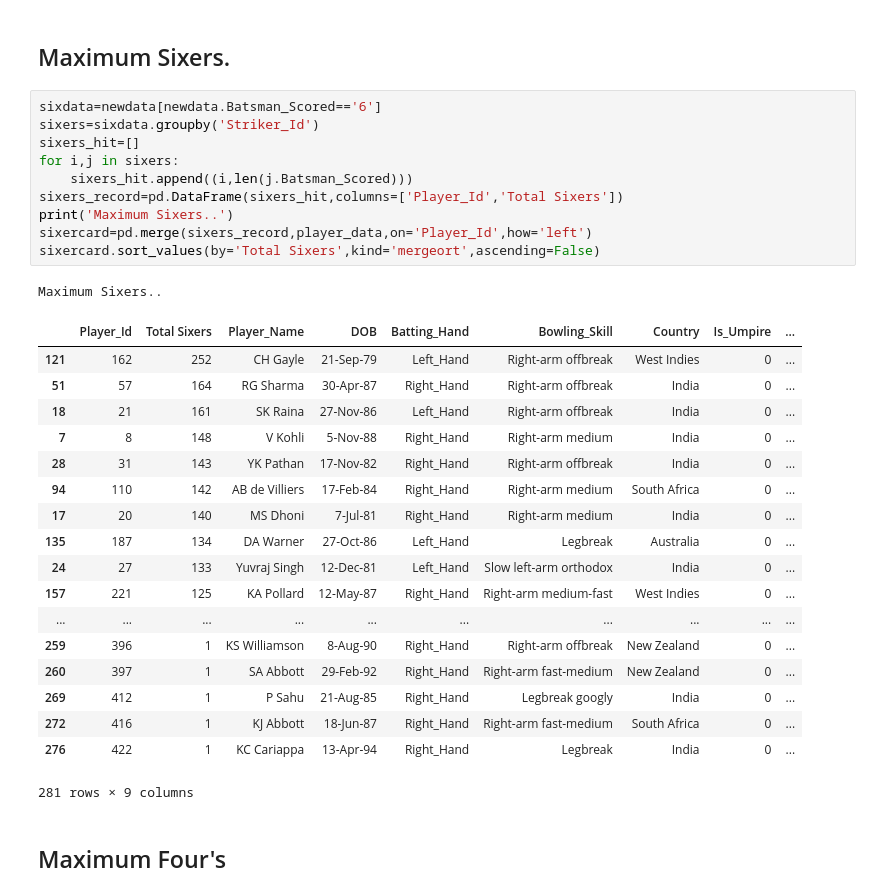
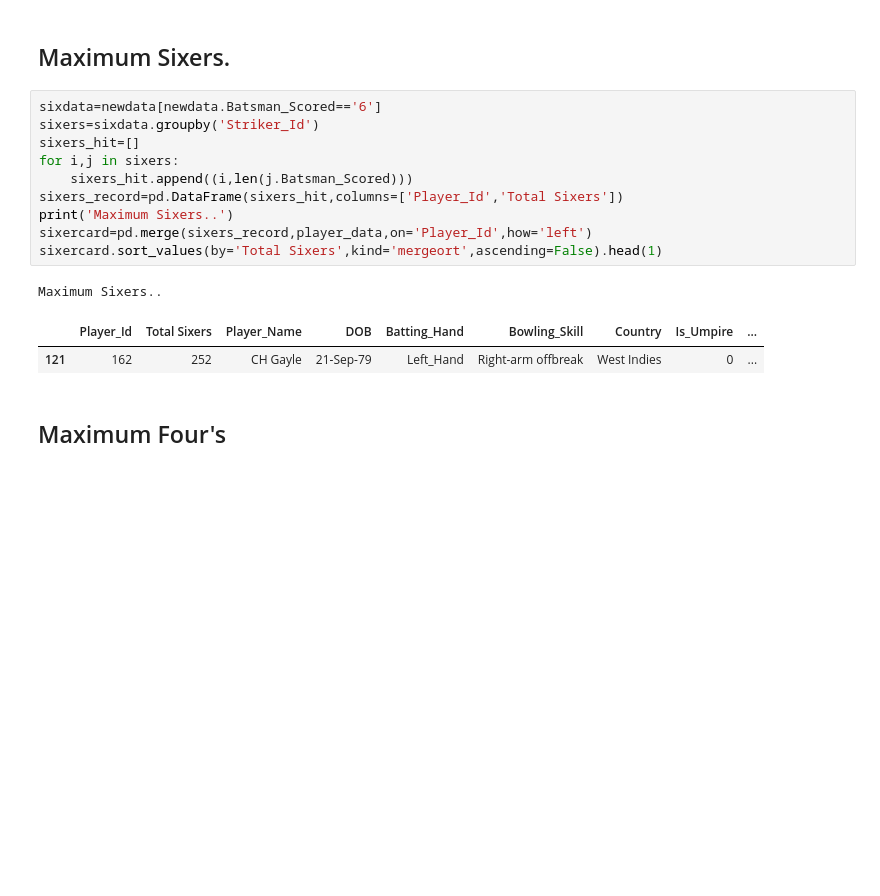
Before and after one commit to vkunal1996/IPL-Case-Study--Numpy-Pandas-, a Jupyter notebook: IPL Case Study Pandas.ipynb, the cells around one changed output. Drawn from its saved outputs; the diff is of its cells as text; blank space fills up the shorter version.

```diff
--- a/IPL Case Study Pandas.ipynb
+++ b/IPL Case Study Pandas.ipynb
@@ -116,33 +85,17 @@ ScoreCard With Maximum Scores
 # %%
 sixdata=newdata[newdata.Batsman_Scored=='6']
 sixers=sixdata.groupby('Striker_Id')
 sixers_hit=[]
 for i,j in sixers:
     sixers_hit.append((i,len(j.Batsman_Scored)))
 sixers_record=pd.DataFrame(sixers_hit,columns=['Player_Id','Total Sixers'])
 print('Maximum Sixers..')
 sixercard=pd.merge(sixers_record,player_data,on='Player_Id',how='left')
-sixercard.sort_values(by='Total Sixers',kind='mergeort',ascending=False)
+sixercard.sort_values(by='Total Sixers',kind='mergeort',ascending=False).head(1)
 # %% [output]
 Maximum Sixers..
 |  | Player_Id | Total Sixers | Player_Name | DOB | Batting_Hand | Bowling_Skill | Country | Is_Umpire | ... |
 | 121 | 162 | 252 | CH Gayle | 21-Sep-79 | Left_Hand | Right-arm offbreak | West Indies | 0 | ... |
-| 51 | 57 | 164 | RG Sharma | 30-Apr-87 | Right_Hand | Right-arm offbreak | India | 0 | ... |
-| 18 | 21 | 161 | SK Raina | 27-Nov-86 | Left_Hand | Right-arm offbreak | India | 0 | ... |
-| 7 | 8 | 148 | V Kohli | 5-Nov-88 | Right_Hand | Right-arm medium | India | 0 | ... |
-| 28 | 31 | 143 | YK Pathan | 17-Nov-82 | Right_Hand | Right-arm offbreak | India | 0 | ... |
-| 94 | 110 | 142 | AB de Villiers | 17-Feb-84 | Right_Hand | Right-arm medium | South Africa | 0 | ... |
-| 17 | 20 | 140 | MS Dhoni | 7-Jul-81 | Right_Hand | Right-arm medium | India | 0 | ... |
-| 135 | 187 | 134 | DA Warner | 27-Oct-86 | Left_Hand | Legbreak | Australia | 0 | ... |
-| 24 | 27 | 133 | Yuvraj Singh | 12-Dec-81 | Left_Hand | Slow left-arm orthodox | India | 0 | ... |
-| 157 | 221 | 125 | KA Pollard | 12-May-87 | Right_Hand | Right-arm medium-fast | West Indies | 0 | ... |
-| ... | ... | ... | ... | ... | ... | ... | ... | ... | ... |
-| 259 | 396 | 1 | KS Williamson | 8-Aug-90 | Right_Hand | Right-arm offbreak | New Zealand | 0 | ... |
-| 260 | 397 | 1 | SA Abbott | 29-Feb-92 | Right_Hand | Right-arm fast-medium | New Zealand | 0 | ... |
-| 269 | 412 | 1 | P Sahu | 21-Aug-85 | Right_Hand | Legbreak googly | India | 0 | ... |
-| 272 | 416 | 1 | KJ Abbott | 18-Jun-87 | Right_Hand | Right-arm fast-medium | South Africa | 0 | ... |
-| 276 | 422 | 1 | KC Cariappa | 13-Apr-94 | Right_Hand | Legbreak | India | 0 | ... |
-281 rows × 9 columns
 # %% [markdown]
 ## Maximum Four's
 # %%
```
Also changed, not shown: parts of 15 cells of this notebook.
